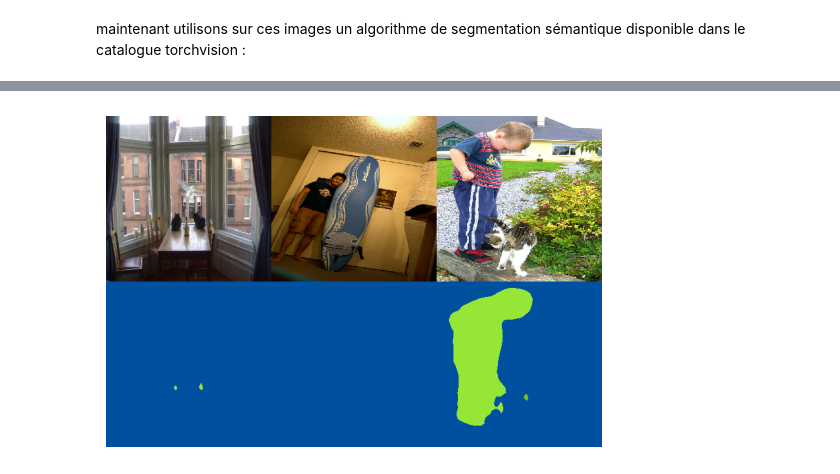
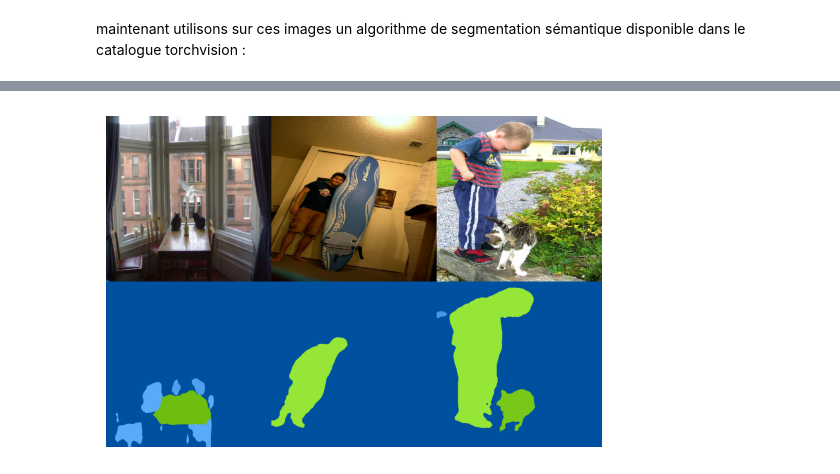
Before and after one commit to achanhon/coursdeeplearningcolab, a Jupyter notebook: Untitled19.ipynb, the cells around one changed output, grey strips where cells are left out. Cells and saved outputs as stored; diff of their text form; code cells hidden in the pictures.

```diff
--- a/Untitled19.ipynb
+++ b/Untitled19.ipynb
@@ -27,9 +27,9 @@ im1 = torchvision.io.read_image("176597054_281f51ee6b_z.jpg").float()/255
 im2 = torchvision.io.read_image("4914789333_f5e52317af_z.jpg").float()/255
 im3 = torchvision.io.read_image("2928196999_acd5471d23_z.jpg").float()/255
 
-im1 = torch.nn.functional.interpolate(im1.unsqueeze(0), size=256)[0]
-im2 = torch.nn.functional.interpolate(im2.unsqueeze(0), size=256)[0]
-im3 = torch.nn.functional.interpolate(im3.unsqueeze(0), size=256)[0]
+im1 = torch.nn.functional.interpolate(im1.unsqueeze(0), size=512)[0]
+im2 = torch.nn.functional.interpolate(im2.unsqueeze(0), size=512)[0]
+im3 = torch.nn.functional.interpolate(im3.unsqueeze(0), size=512)[0]
 
 import matplotlib.pyplot as plt
 
@@ -49,21 +47,21 @@ Downloading: "https://download.pytorch.org/models/deeplabv3_resnet50_coco-cd0a25
 # %%
 with torch.no_grad():
   x = torch.stack([im1,im2,im3],dim=0)
   x = (x-0.5)/0.25 # preprocessing specifique à ce modèle ==> il faut regarder la doc https://pytorch.org/vision/main/models/generated/torchvision.models.segmentation.deeplabv3_resnet50.html#torchvision.models.segmentation.DeepLabV3_ResNet50_Weights
   z = net(x)["out"] # on prédit des cartes de score de confiance
   _,z = z.max(1) # on prend le meilleur score
 
 # visualisation des prédictions : il faut transformer les indices de classes en couleur
-couleur = torch.zeros(3,3,256,256)
+couleur = torch.zeros(3,3,512,512)
 for i in range(3):
   for j in range(3):
       couleur[i][j] = ((z[i].long()*10+j*80)%255).float()/255
 visu = torch.cat([im1,im2,im3],dim=-1)
 visubis = torch.cat([couleur[0],couleur[1],couleur[2]],dim=-1)
 visu = torch.cat([visu,visubis],dim=1)
 visu = visu.cpu().numpy().transpose(1,2,0)
 plt.imshow(visu)
 plt.axis('off')
 plt.show()
 # %% [output]
-[figure, old version]
+[figure, new version]
```
Also changed, not shown: parts of 1 cell of this notebook.
